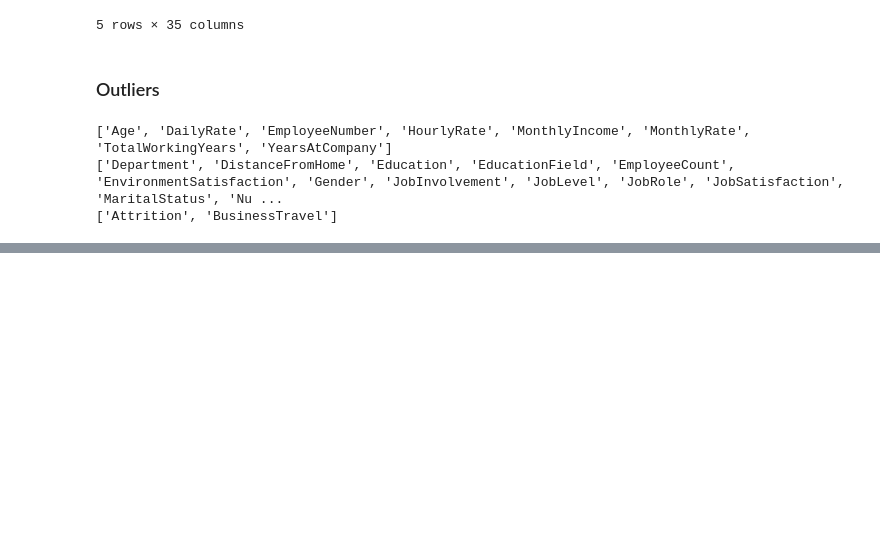
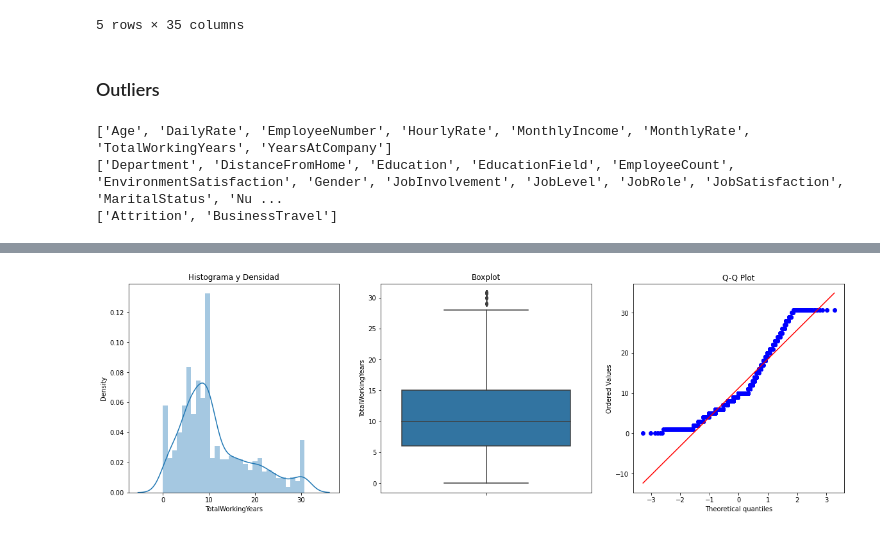
Before and after one commit to Acgonzalezt/Proyecto_Statistical_Learning, a Jupyter notebook: Notebook No. 2.ipynb, the cells around one changed output, grey strips where cells are left out. Cells and saved outputs as stored; diff of their text form; code cells hidden in the pictures; blank space fills up the shorter version.

```diff
--- a/Notebook No. 2.ipynb
+++ b/Notebook No. 2.ipynb
@@ -305,0 +297,6 @@ plotDistBoxQQ(pf, 'MonthlyIncome')
+# %%
+LI, LS = detectOutliersLimits(pf, 'MonthlyRate')
+LI, LS = detectOutliersLimits(pf, 'MonthlyRate')
+pf['MonthlyRate'] = np.where(pf['MonthlyRate']  > LS, LS,
+np.where(pf['MonthlyRate']  < LI, LI, pf['MonthlyRate'] ))
+plotDistBoxQQ(pf, 'MonthlyRate')
@@ -305,0 +305,8 @@ plotDistBoxQQ(pf, 'MonthlyIncome')
+# %%
+LI, LS = detectOutliersLimits(pf, 'TotalWorkingYears')
+LI, LS = detectOutliersLimits(pf, 'TotalWorkingYears')
+pf['TotalWorkingYears'] = np.where(pf['TotalWorkingYears']  > LS, LS,
+np.where(pf['TotalWorkingYears']  < LI, LI, pf['TotalWorkingYears'] ))
+plotDistBoxQQ(pf, 'TotalWorkingYears')
+# %% [output]
+[figure, added]
```
Also changed, not shown: parts of 10 cells of this notebook.
